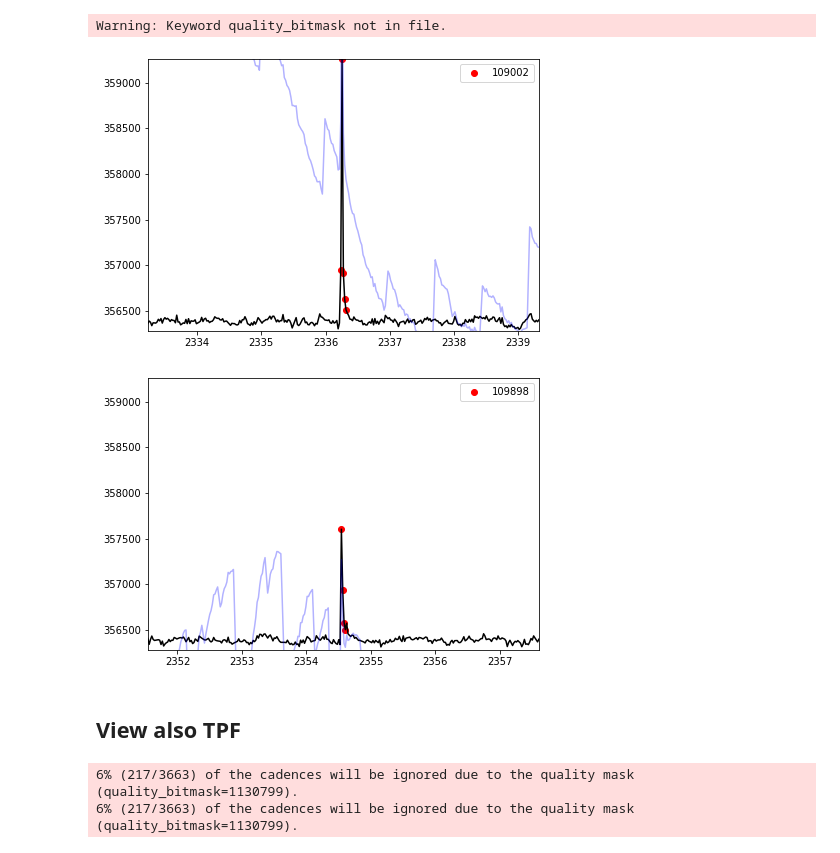
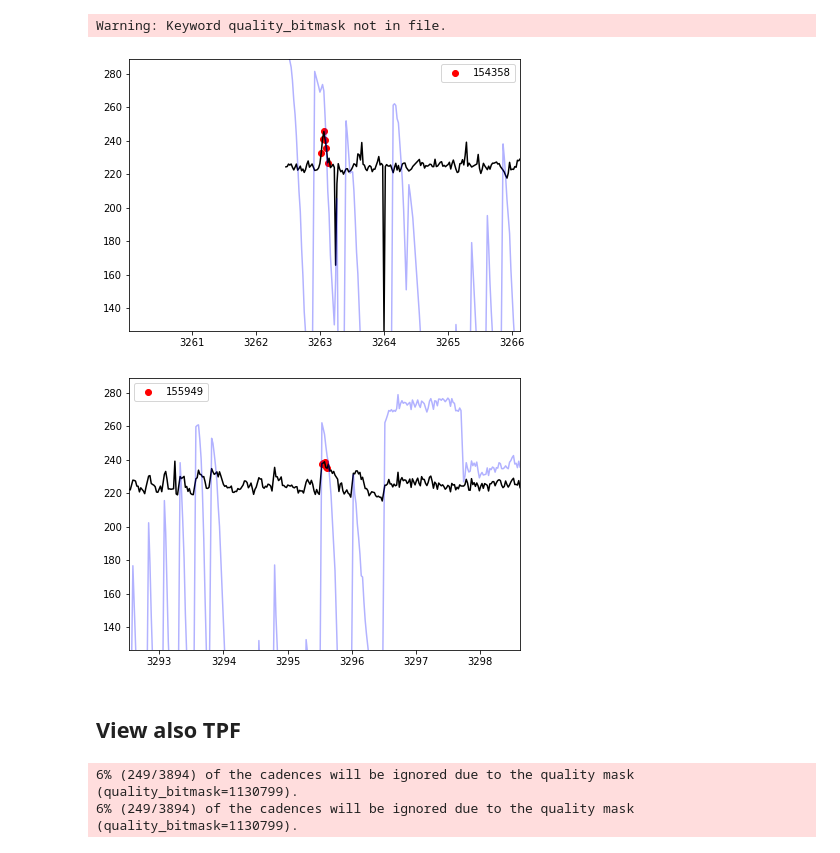
Before and after one commit to ekaterinailin/flares-in-clusters-with-k2-ii, a Jupyter notebook: VettingFlares/Vet_Flares_view_events.ipynb, the cells around one changed output. Drawn from its saved outputs; the diff is of its cells as text; code cells hidden in the pictures.

```diff
--- a/VettingFlares/Vet_Flares_view_events.ipynb
+++ b/VettingFlares/Vet_Flares_view_events.ipynb
@@ -86,23 +86,9 @@ a.merge(b, how="inner", on=["EPIC","C"])
 df2 = df#[(df.real==1) & (df.note == "complex!") &(~df.note.isnull())]#
 #df2.sort_values(by=["ed_rec"], ascending=False)[["cstart","cstop","EPIC","C","note","ed_rec",]].head(3)
 # %%
-EPIC = 211896418
+EPIC = 211424429
 
-
-
-
-
-
-
-
-
-
-
-
-
-
-
-C = 5
+C = 16
 subdf = df[(df.C==C) & (df.EPIC==EPIC) & (df.istop - df.istart > 2)]
 
 flc = from_path(f"../k2scoc/pony_k2sc_k2_llc_{EPIC}-c{C:02d}_kepler_v2_lc.fits", mode="AltaiPony", mission="K2")
@@ -111,19 +97,19 @@ Warning: Keyword quality_bitmask not in file.
 # %%
 
 for i, r in subdf.iterrows():
     plt.figure(figsize=(7,5))
     plt.plot(flc.time, flc.detrended_flux,c="k")
     plt.plot(flc.time, flc.flux,c="b", alpha=.3)
     sta, sto = int(r.istart), int(r.istop)+1
     plt.scatter(flc.time[sta:sto], flc.detrended_flux[sta:sto], c="r", label=r.cstart)#, label=f"EPIC {EPIC}, C{C}")#
     plt.xlim(r.tstart-3,r.tstop+3)
-    plt.ylim(np.nanmin(1.0*flc.detrended_flux),1.*np.nanmax(flc.detrended_flux))
+    plt.ylim(np.nanmin(1.*flc.detrended_flux),1.*np.nanmax(flc.detrended_flux))
     plt.legend()
    # plt.savefig(f"plots/EPIC_{EPIC}_C{C}_{r.istart}_multiperiod.png",dpi=300)
     #print(r.istart)
 # %% [output]
-[figure, old version]
+[figure, new version]
-[figure, old version]
+[figure, new version]
 # %% [markdown]
 ## View also TPF
 # %%
@@ -133,8 +119,8 @@ for i, r in subdf.iterrows():
 # C = 18
 tpf = search_targetpixelfile("EPIC {}".format(EPIC), campaign=C).download()
 # %% [output]
-6% (217/3663) of the cadences will be ignored due to the quality mask (quality_bitmask=1130799).
-6% (217/3663) of the cadences will be ignored due to the quality mask (quality_bitmask=1130799).
+6% (249/3894) of the cadences will be ignored due to the quality mask (quality_bitmask=1130799).
+6% (249/3894) of the cadences will be ignored due to the quality mask (quality_bitmask=1130799).
 # %%
 #tpf = tpf[~np.isnan(tpf.flux)]
 tpf.interact(notebook_url="http://localhost:8888")
```
Also changed, not shown: parts of 1 cell of this notebook, 1 other file.
